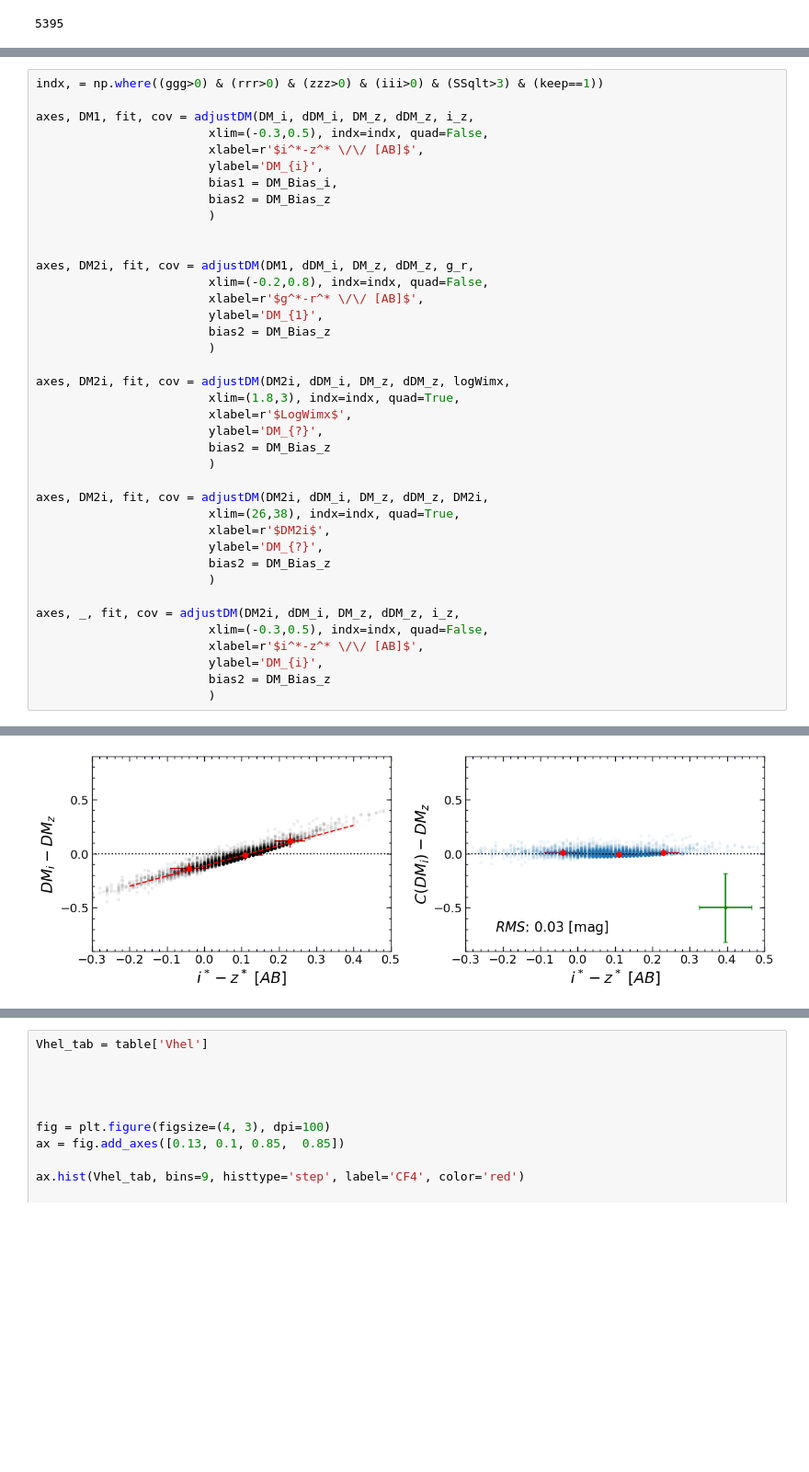
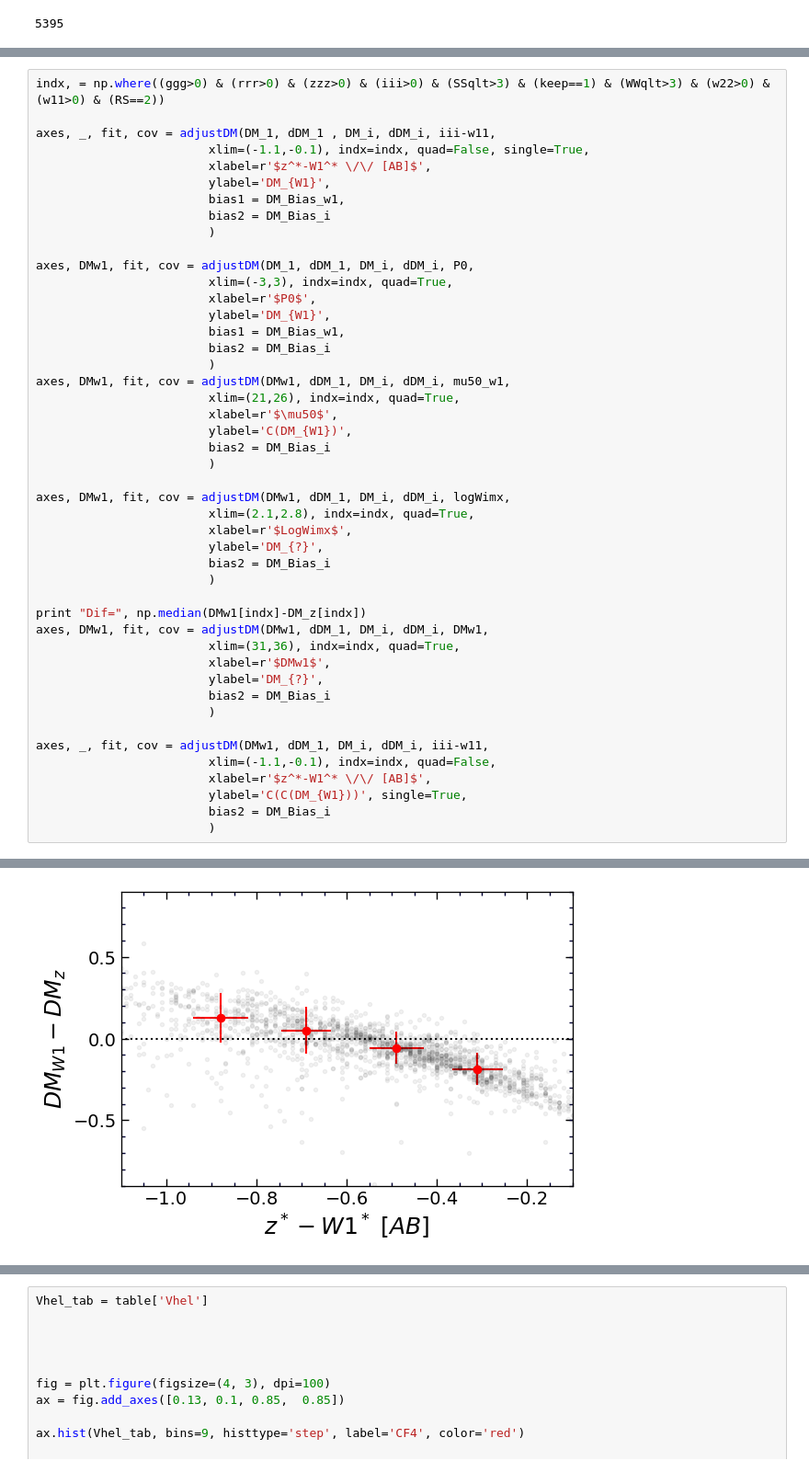
Before and after one commit to ekourkchi/TFcalibrators, a Jupyter notebook: fieldGals_quick.ipynb, the cells around one changed output, grey strips where cells are left out. Shown at 92% size. Saved outputs shown, nothing was run; the diff lists cells and outputs as text; blank space fills up the shorter version.

```diff
--- a/fieldGals_quick.ipynb
+++ b/fieldGals_quick.ipynb
@@ -1161,41 +1365,48 @@ Fit params:
 # %%
-indx, = np.where((ggg>0) & (rrr>0) & (zzz>0) & (iii>0) & (SSqlt>3) & (keep==1))
+indx, = np.where((ggg>0) & (rrr>0) & (zzz>0) & (iii>0) & (SSqlt>3) & (keep==1) & (WWqlt>3) & (w22>0) & (w11>0) & (RS==2))
 
-axes, DM1, fit, cov = adjustDM(DM_i, dDM_i, DM_z, dDM_z, i_z,
-                        xlim=(-0.3,0.5), indx=indx, quad=False,
-                        xlabel=r'$i^*-z^* \/\/ [AB]$',
-                        ylabel='DM_{i}',
-                        bias1 = DM_Bias_i,
-                        bias2 = DM_Bias_z
+axes, _, fit, cov = adjustDM(DM_1, dDM_1 , DM_i, dDM_i, iii-w11,
+                        xlim=(-1.1,-0.1), indx=indx, quad=False, single=True,
+                        xlabel=r'$z^*-W1^* \/\/ [AB]$',
+                        ylabel='DM_{W1}',
+                        bias1 = DM_Bias_w1,
+                        bias2 = DM_Bias_i
                         )
 
-
-axes, DM2i, fit, cov = adjustDM(DM1, dDM_i, DM_z, dDM_z, g_r,
-                        xlim=(-0.2,0.8), indx=indx, quad=False,
-                        xlabel=r'$g^*-r^* \/\/ [AB]$',
-                        ylabel='DM_{1}',
-                        bias2 = DM_Bias_z
+axes, DMw1, fit, cov = adjustDM(DM_1, dDM_1, DM_i, dDM_i, P0,
+                        xlim=(-3,3), indx=indx, quad=True,
+                        xlabel=r'$P0$',
+                        ylabel='DM_{W1}',
+                        bias1 = DM_Bias_w1,
+                        bias2 = DM_Bias_i
+                        )
+axes, DMw1, fit, cov = adjustDM(DMw1, dDM_1, DM_i, dDM_i, mu50_w1,
+                        xlim=(21,26), indx=indx, quad=True,
+                        xlabel=r'$\mu50$',
+                        ylabel='C(DM_{W1})',
+                        bias2 = DM_Bias_i
                         )
 
-axes, DM2i, fit, cov = adjustDM(DM2i, dDM_i, DM_z, dDM_z, logWimx,
-                        xlim=(1.8,3), indx=indx, quad=True,
+axes, DMw1, fit, cov = adjustDM(DMw1, dDM_1, DM_i, dDM_i, logWimx,
+                        xlim=(2.1,2.8), indx=indx, quad=True,
                         xlabel=r'$LogWimx$',
                         ylabel='DM_{?}',
-                        bias2 = DM_Bias_z
+                        bias2 = DM_Bias_i
                         )
 
-axes, DM2i, fit, cov = adjustDM(DM2i, dDM_i, DM_z, dDM_z, DM2i,
-                        xlim=(26,38), indx=indx, quad=True,
-                        xlabel=r'$DM2i$',
+print "Dif=", np.median(DMw1[indx]-DM_z[indx])
+axes, DMw1, fit, cov = adjustDM(DMw1, dDM_1, DM_i, dDM_i, DMw1,
+                        xlim=(31,36), indx=indx, quad=True,
+                        xlabel=r'$DMw1$',
                         ylabel='DM_{?}',
-                        bias2 = DM_Bias_z
+                        bias2 = DM_Bias_i
                         )
 
-axes, _, fit, cov = adjustDM(DM2i, dDM_i, DM_z, dDM_z, i_z,
-                        xlim=(-0.3,0.5), indx=indx, quad=False,
-                        xlabel=r'$i^*-z^* \/\/ [AB]$',
-                        ylabel='DM_{i}',
-                        bias2 = DM_Bias_z
+axes, _, fit, cov = adjustDM(DMw1, dDM_1, DM_i, dDM_i, iii-w11,
+                        xlim=(-1.1,-0.1), indx=indx, quad=False,
+                        xlabel=r'$z^*-W1^* \/\/ [AB]$',
+                        ylabel='C(C(DM_{W1}))', single=True,
+                        bias2 = DM_Bias_i
                         )
 # %% [output]
 Fit params:
@@ -1218 +1435 @@ Fit params:
-[figure, old version]
+[figure, new version]
```
Also changed, not shown: parts of 17 cells of this notebook, 11 other files.
